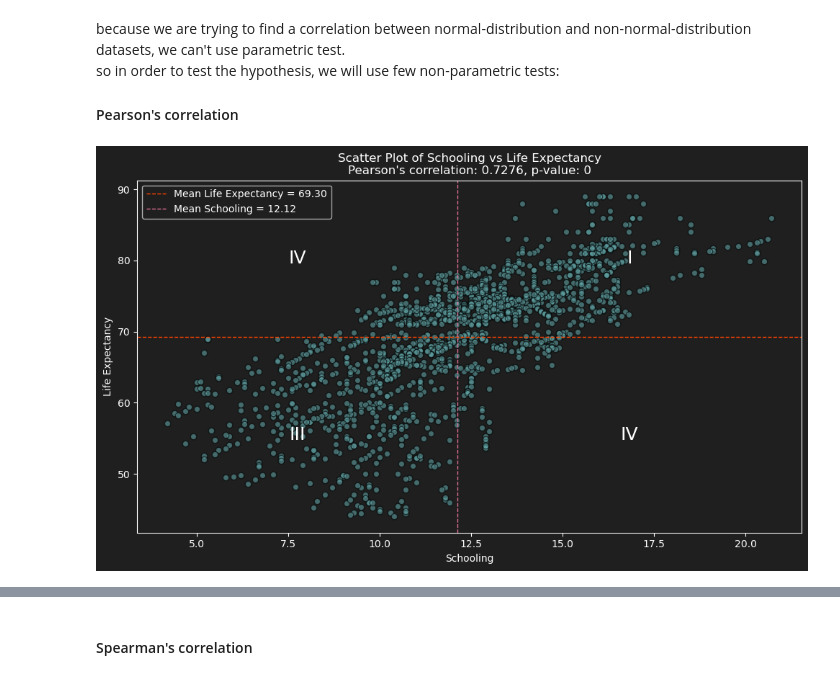
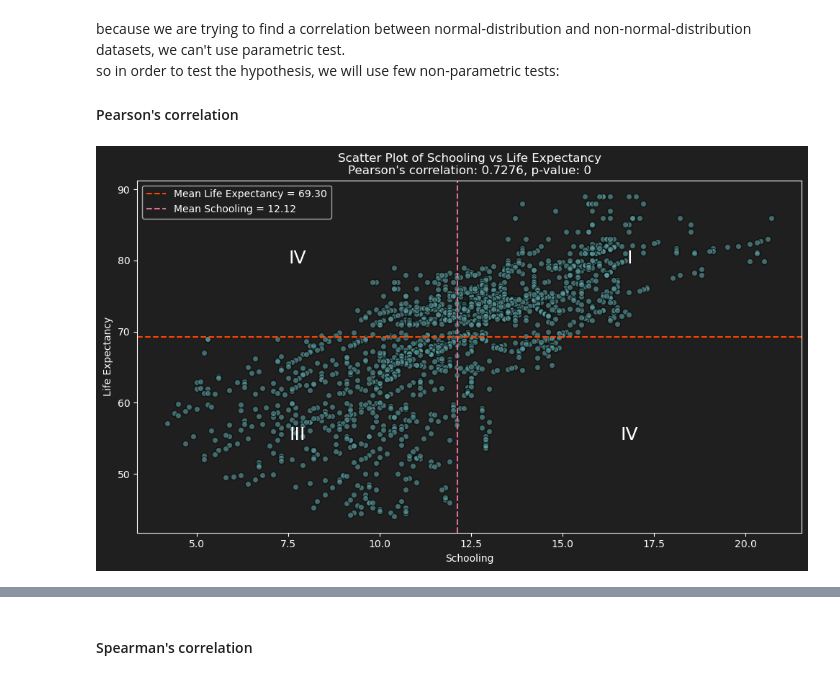
Before and after one commit to amitedenzon/life-expectancy, a Jupyter notebook: research.ipynb, the cells around one changed output, grey strips where cells are left out. Cells and saved outputs as stored; diff of their text form; code cells hidden in the pictures.

```diff
--- a/research.ipynb
+++ b/research.ipynb
@@ -397,33 +397,33 @@ with plt.style.context('dark_background'):
     plt.figure(figsize=(10, 6))
     plt.scatter(df['Schooling'], df['Lifeexpectancy'], alpha=0.6, color='cadetblue', edgecolor='k')
 
     # Add mean lines
     mean_schooling = df['Schooling'].mean()
     mean_lifeexpectancy = df['Lifeexpectancy'].mean()
 
-    plt.axhline(mean_lifeexpectancy, color='orangered', linestyle='--', linewidth=1, label=f'Mean Life Expectancy = {mean_lifeexpectancy:.2f}')
-    plt.axvline(mean_schooling, color='palevioletred', linestyle='--', linewidth=1, label=f'Mean Schooling = {mean_schooling:.2f}')
+    plt.axhline(mean_lifeexpectancy, color='orangered', linestyle='--', label=f'Mean Life Expectancy = {mean_lifeexpectancy:.2f}')
+    plt.axvline(mean_schooling, color='palevioletred', linestyle='--', label=f'Mean Schooling = {mean_schooling:.2f}')
 
     plt.xlabel('Schooling')
     plt.ylabel('Life Expectancy')
     plt.title(f'Scatter Plot of Schooling vs Life Expectancy\nPearson\'s correlation: {corr:.4f}, p-value: {p_value:.0f}')
     plt.legend()
 
     xmin, xmax = plt.xlim()
     ymin, ymax = plt.ylim()
 
     # Midpoints
     x_mid_left = (xmin + mean_schooling) / 2
     x_mid_right = (xmax + mean_schooling) / 2
     y_mid_bottom = (ymin + mean_lifeexpectancy) / 2
     y_mid_top = (ymax + mean_lifeexpectancy) / 2
 
     plt.text(x_mid_left, y_mid_top, 'IV', fontsize=18, ha='center', va='center', color='white')
     plt.text(x_mid_right, y_mid_top, 'I', fontsize=18, ha='center', va='center', color='white')
     plt.text(x_mid_left, y_mid_bottom, 'III', fontsize=18, ha='center', va='center', color='white')
     plt.text(x_mid_right, y_mid_bottom, 'IV', fontsize=18, ha='center', va='center', color='white')
 
 plt.tight_layout()
 plt.show()
 # %% [output]
-[figure, old version]
+[figure, new version]
```
Also changed, not shown: parts of 12 cells of this notebook.
